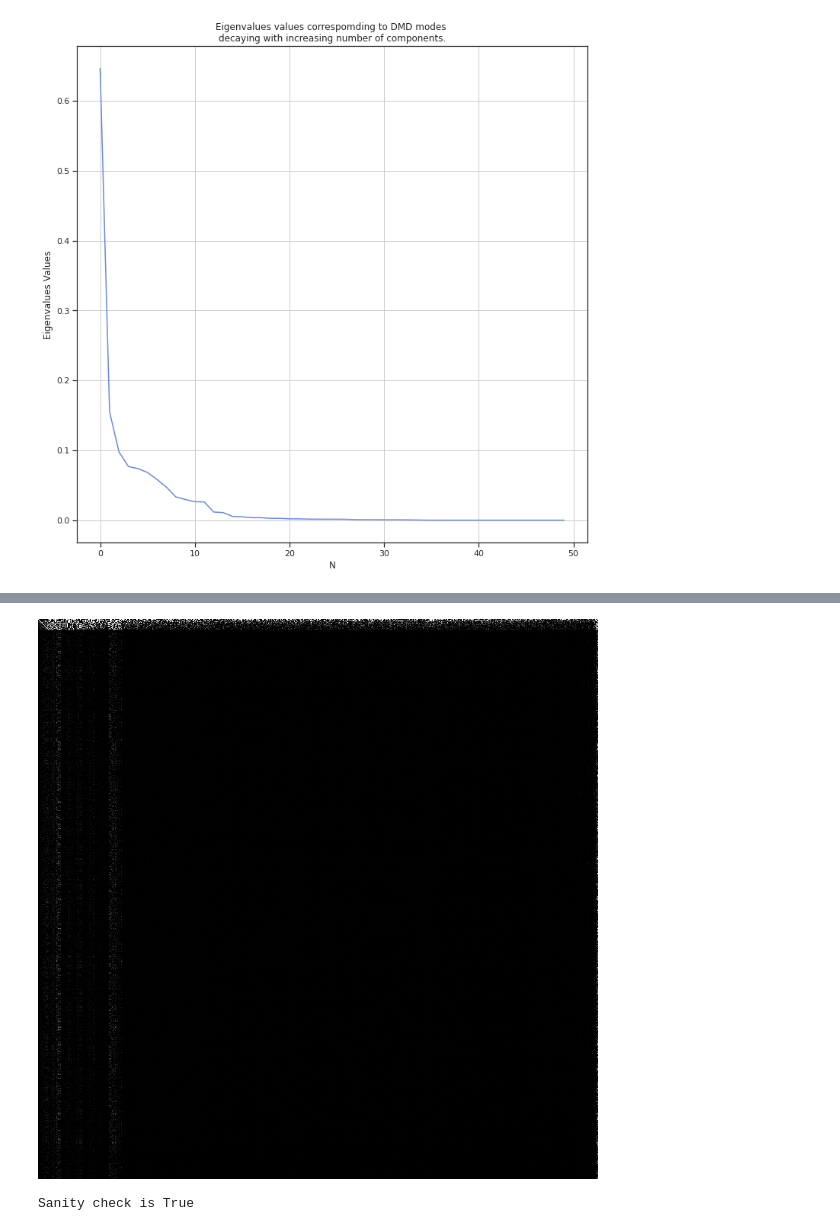
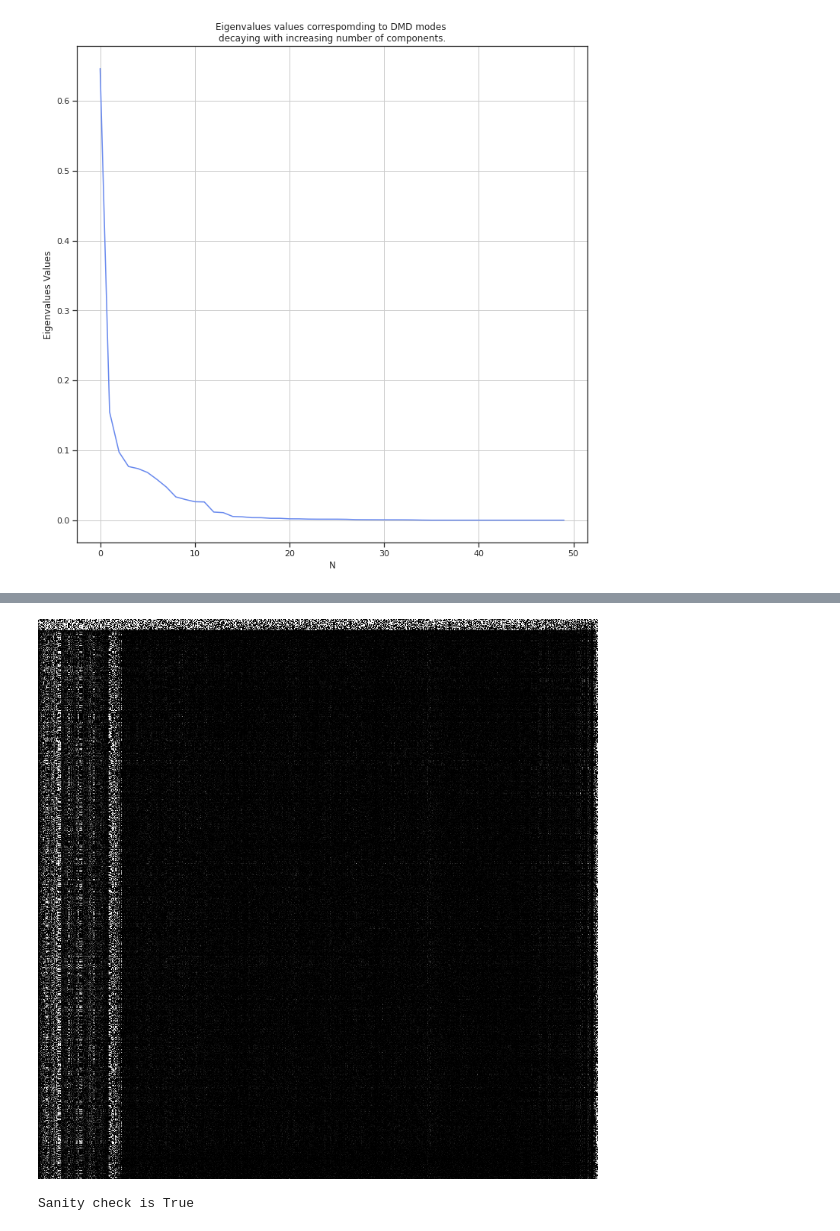
Before and after one commit to ganprad/volcano-ingv, a Jupyter notebook: notebooks/dynamic_mode_decomposition.ipynb, the cells around one changed output, grey strips where cells are left out. Saved outputs shown, nothing was run; the diff lists cells and outputs as text; code cells hidden in the pictures.

```diff
--- a/notebooks/dynamic_mode_decomposition.ipynb
+++ b/notebooks/dynamic_mode_decomposition.ipynb
@@ -475,7 +468,7 @@ plt.show()
 # %%
-10*A_tilde.numpy()
+100*A_tilde.numpy()
 # %% [output]
-[figure, old version]
+[figure, new version]
 # %%
 dmd = DMD()
 phi, amplitudes, delay_coords = dmd(rh0, rh1)
```
Also changed, not shown: parts of 2 cells of this notebook.
